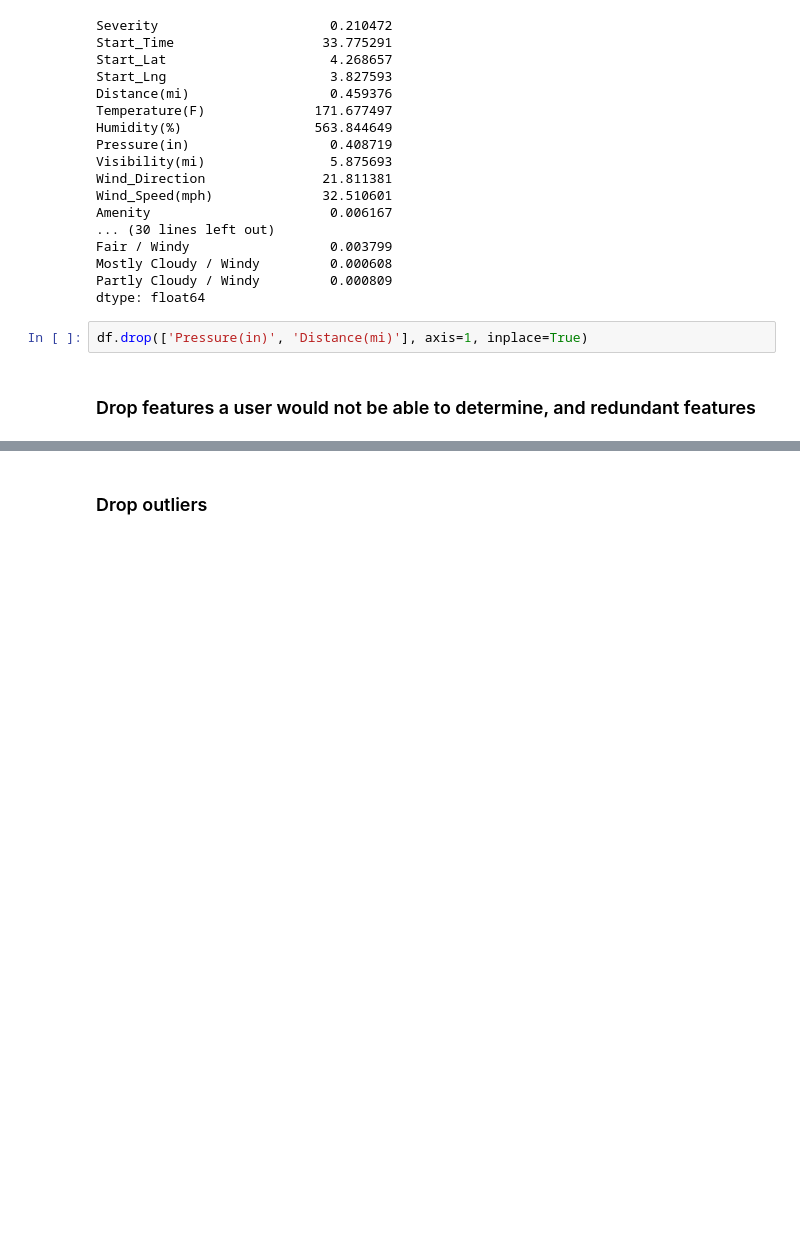
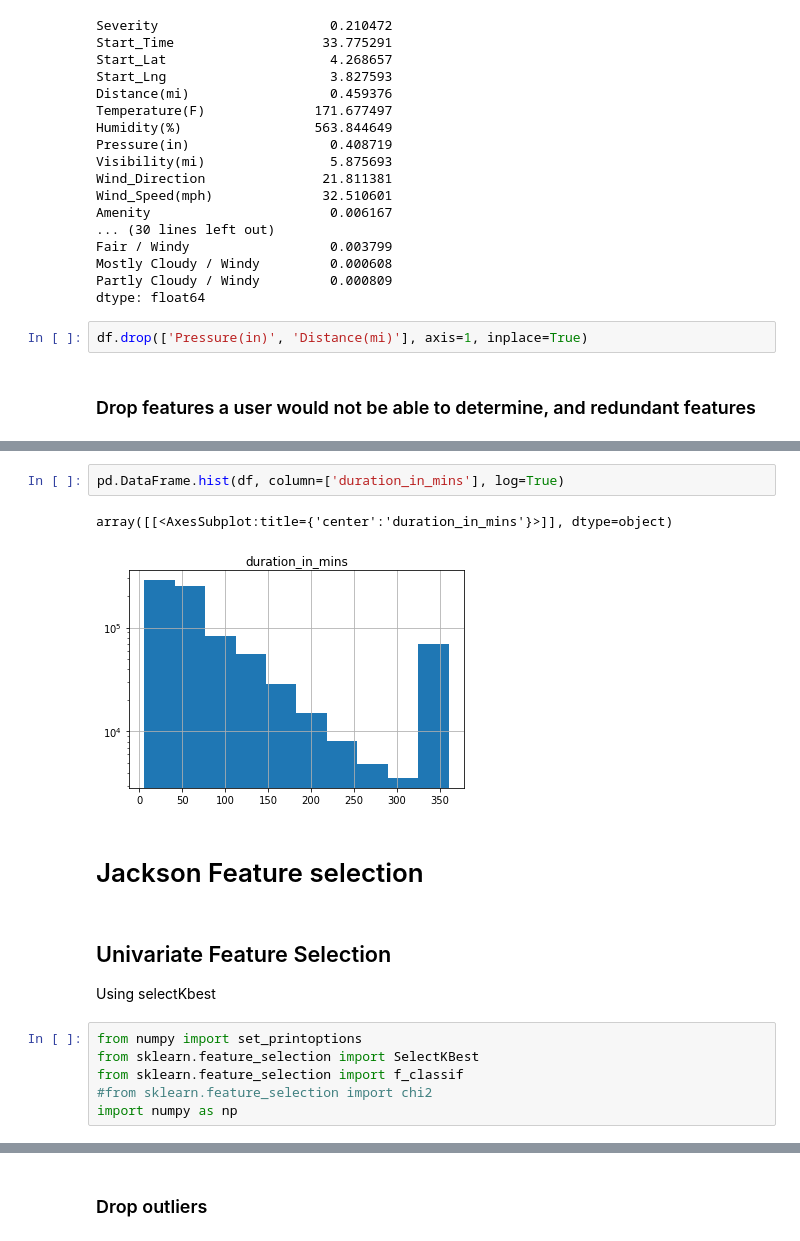
Before and after one commit to skechung/TraffBot, a Jupyter notebook: src/notebooks/data-exploration-and-feature-selection.ipynb, the cells around one changed output, grey strips where cells are left out. Saved outputs shown, nothing was run; the diff lists cells and outputs as text; blank space fills up the shorter version.

```diff
--- a/src/notebooks/data-exploration-and-feature-selection.ipynb
+++ b/src/notebooks/data-exploration-and-feature-selection.ipynb
@@ -329,0 +368,17 @@ df.drop(['End_Time', 'Weather_Timestamp', 'Severity'], axis=1, inplace=True)
+# %%
+pd.DataFrame.hist(df, column=['duration_in_mins'], log=True)
+# %% [output]
+array([[<AxesSubplot:title={'center':'duration_in_mins'}>]], dtype=object)
+[figure, added]
+# %% [markdown]
+# Jackson Feature selection
+# %% [markdown]
+## Univariate Feature Selection
+
+Using selectKbest
+# %%
+from numpy import set_printoptions
+from sklearn.feature_selection import SelectKBest
+from sklearn.feature_selection import f_classif
+#from sklearn.feature_selection import chi2
+import numpy as np
```
Also changed, not shown: parts of 60 cells of this notebook.
